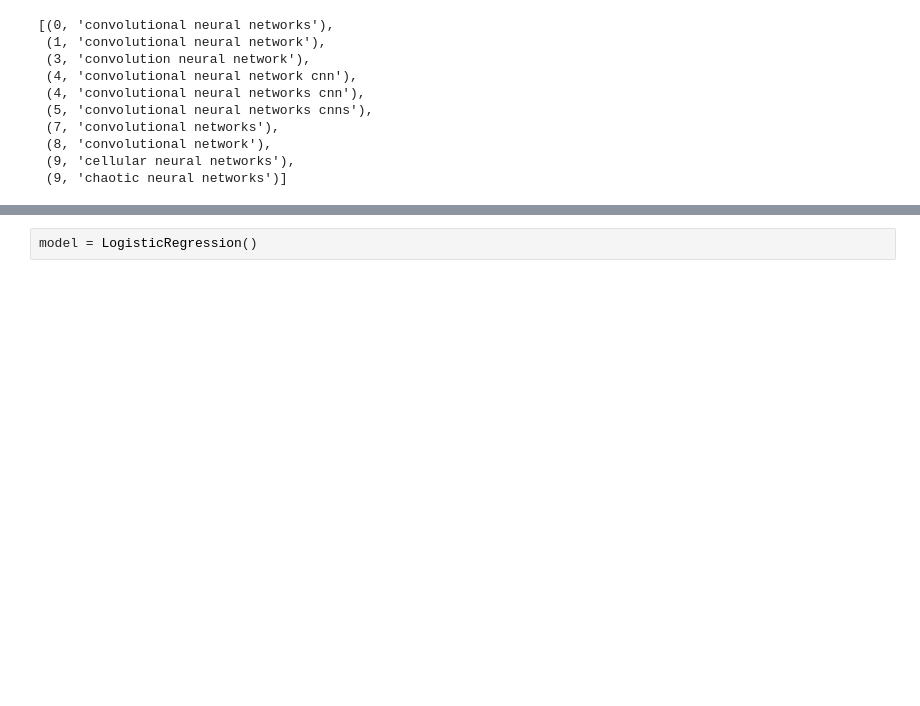
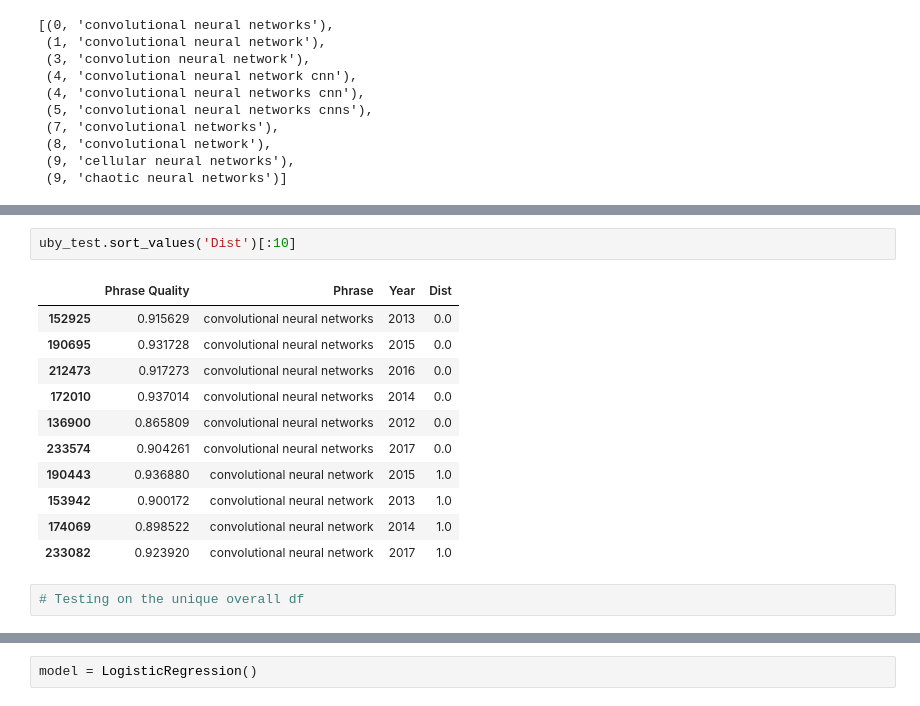
Before and after one commit to jamesjaeyu/autophrase_over_time, a Jupyter notebook: notebooks/model_generation_James.ipynb, the cells around one changed output, grey strips where cells are left out. Cells and saved outputs as stored; diff of their text form; blank space fills up the shorter version.

```diff
--- a/notebooks/model_generation_James.ipynb
+++ b/notebooks/model_generation_James.ipynb
@@ -238,0 +258,16 @@ candidates[:10]
+# %%
+uby_test.sort_values('Dist')[:10]
+# %% [output]
+|  | Phrase Quality | Phrase | Year | Dist |
+| 152925 | 0.915629 | convolutional neural networks | 2013 | 0.0 |
+| 190695 | 0.931728 | convolutional neural networks | 2015 | 0.0 |
+| 212473 | 0.917273 | convolutional neural networks | 2016 | 0.0 |
+| 172010 | 0.937014 | convolutional neural networks | 2014 | 0.0 |
+| 136900 | 0.865809 | convolutional neural networks | 2012 | 0.0 |
+| 233574 | 0.904261 | convolutional neural networks | 2017 | 0.0 |
+| 190443 | 0.936880 | convolutional neural network | 2015 | 1.0 |
+| 153942 | 0.900172 | convolutional neural network | 2013 | 1.0 |
+| 174069 | 0.898522 | convolutional neural network | 2014 | 1.0 |
+| 233082 | 0.923920 | convolutional neural network | 2017 | 1.0 |
+# %%
+# Testing on the unique overall df
```
Also changed, not shown: parts of 8 cells of this notebook.
